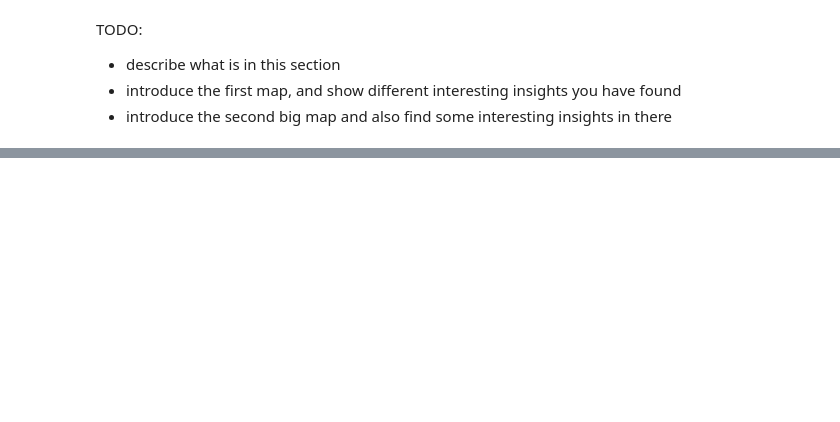
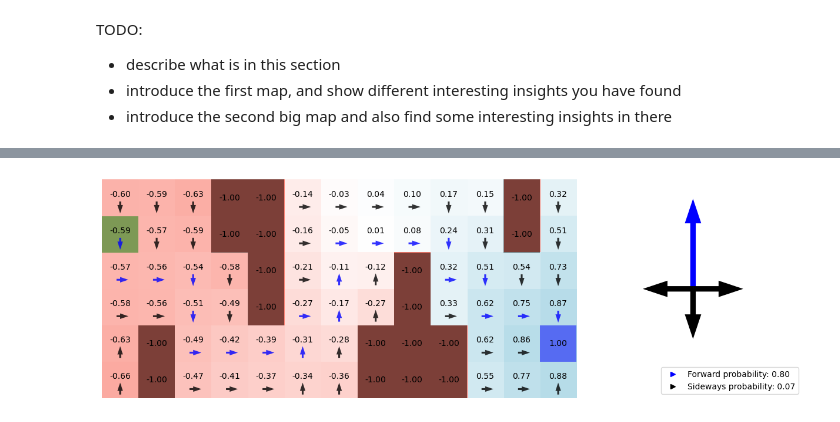
Before and after one commit to nickobard/ZUM-Artificial-Intelligence-Foundations-Practicals, a Jupyter notebook: semestral_work/semestral_work.ipynb, the cells around one changed output, grey strips where cells are left out. Drawn from its saved outputs; the diff is of its cells as text; code cells hidden in the pictures; blank space fills up the shorter version.

```diff
--- a/semestral_work/semestral_work.ipynb
+++ b/semestral_work/semestral_work.ipynb
@@ -69,0 +165,10 @@ TODO:
+# %%
+visualizer.iteration_plot(**{'empty_reward': -0.040000000000000036,
+                             'epsilon': 0.0009999999999999998,
+                             'finish_reward': 1.0,
+                             'forward_prob': 0.8,
+                             'gamma': 0.9500000000000002,
+                             'iteration': 48,
+                             'obstacle_reward': -1.0})
+# %% [output]
+[figure, added]
```
Also changed, not shown: parts of 25 cells of this notebook.
